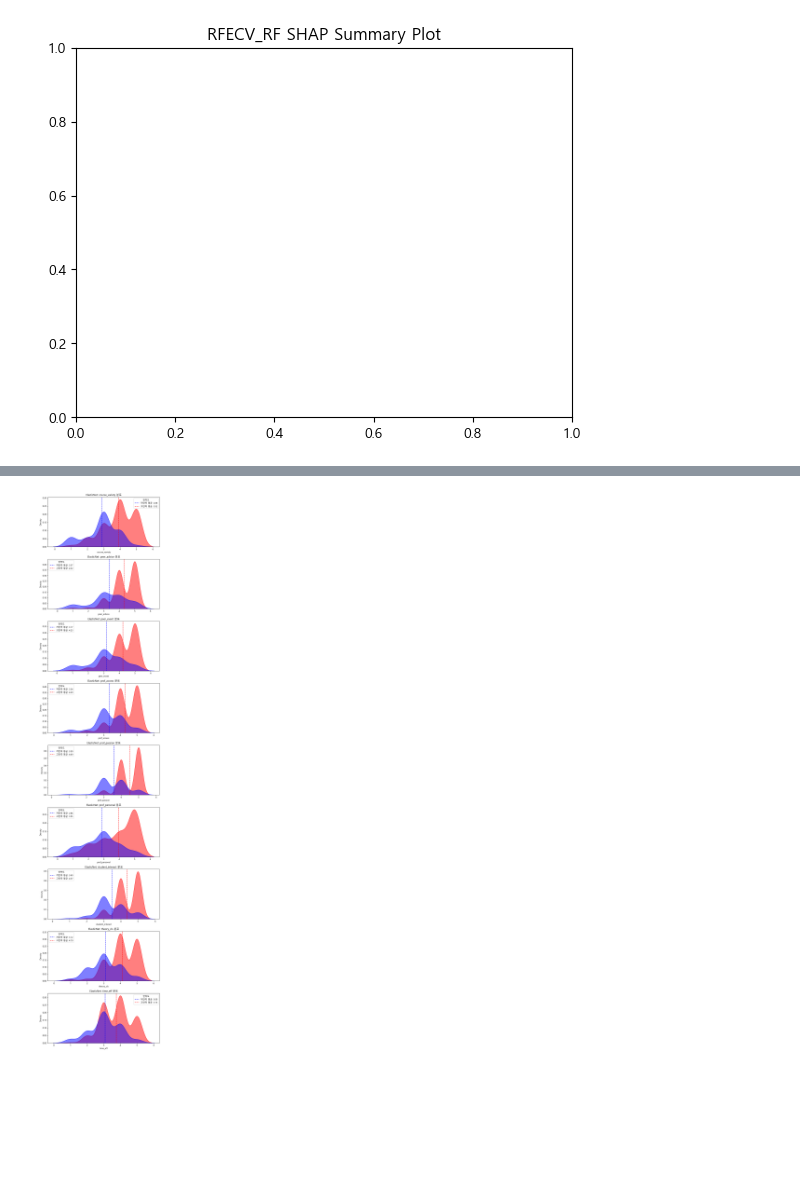
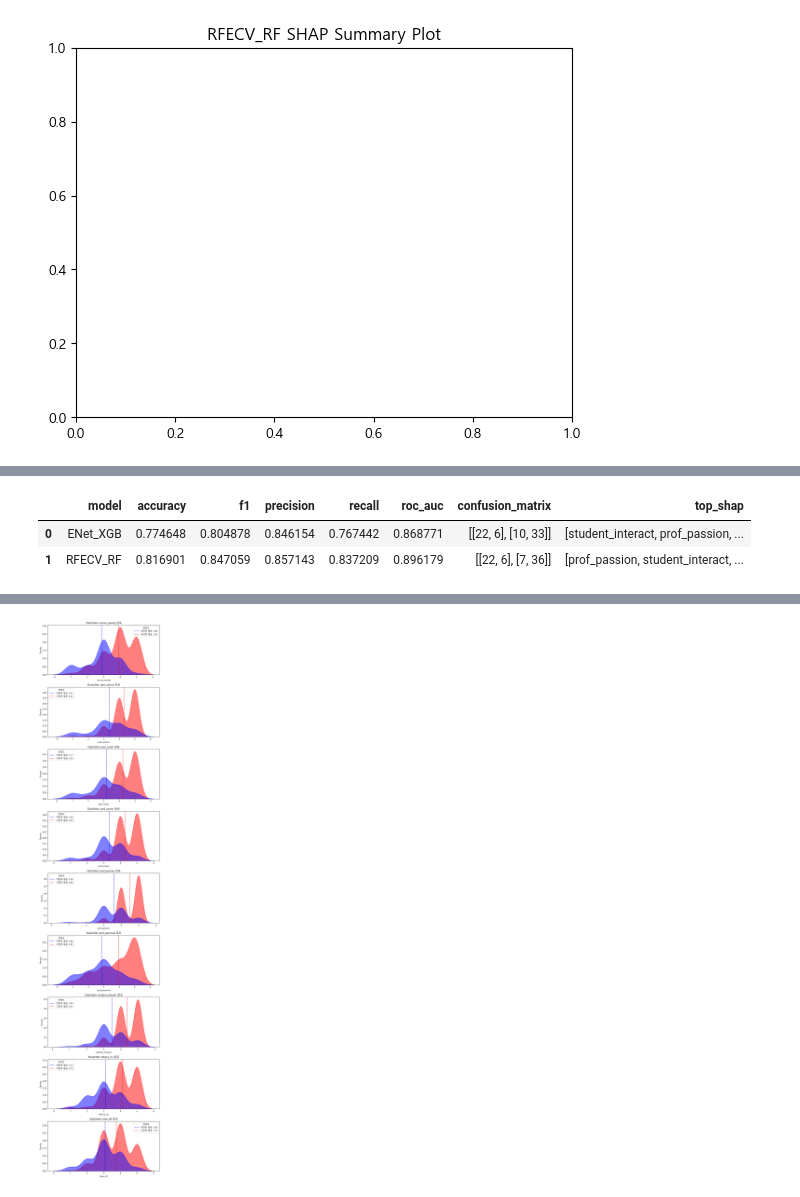
Before and after one commit to hyejinppp/Proposal, a Jupyter notebook: sat.validation.ipynb, the cells around one changed output, grey strips where cells are left out. Cells and saved outputs as stored; diff of their text form; code cells hidden in the pictures; blank space fills up the shorter version.

```diff
--- a/sat.validation.ipynb
+++ b/sat.validation.ipynb
@@ -785,3 +785,81 @@ Confusion Matrix:
 | 34 | transport | 0.002375 |
 [figure]
 [figure]
+# %%
+import pandas as pd
+import numpy as np
+from sklearn.metrics import accuracy_score, f1_score, precision_score, recall_score, roc_auc_score, confusion_matrix
+
+# -------------------------
+# 결과 저장용 DataFrame
+# -------------------------
+model_results = []
+
+for name, info in focus_models.items():
+    print(f"\n===== {name} =====")
+    X_full = info["X"]
+    X_train, X_val, X_test, y_train, y_val, y_test = prepare_split(X_full, y)
+
+    model = info["model"]
+    model.fit(X_train, y_train)
+
+    # 예측
+    y_pred = model.predict(X_test)
+    try:
+        y_score = model.predict_proba(X_test)[:,1]
+    except:
+        try:
+            y_score = model.decision_function(X_test)
+        except:
+            y_score = None
+
+    # 지표 계산
+    acc = accuracy_score(y_test, y_pred)
+    f1 = f1_score(y_test, y_pred)
+    prec = precision_score(y_test, y_pred, zero_division=0)
+    rec = recall_score(y_test, y_pred)
+    auc = roc_auc_score(y_test, y_score) if y_score is not None else np.nan
+    cm = confusion_matrix(y_test, y_pred)
+
+    # SHAP 중요도
+    explainer = shap.TreeExplainer(model)
+    shap_values = explainer.shap_values(X_test)
+    if isinstance(shap_values, list):
+        shap_values = shap_values[1]
+    elif isinstance(shap_values, np.ndarray) and shap_values.ndim == 3:
+        shap_values = shap_values[:, :, 1]
+    mean_abs_shap = np.abs(shap_values).mean(axis=0)
+    shap_importance = pd.DataFrame({
+        "feature": X_test.columns,
+        "mean_abs_shap": mean_abs_shap
+    }).sort_values("mean_abs_shap", ascending=False)
+
+    top_shap = shap_importance.head(10)["feature"].tolist()
+
+    # 결과 저장
+    model_results.append({
+        "model": name,
+        "accuracy": acc,
+        "f1": f1,
+        "precision": prec,
+        "recall": rec,
+        "roc_auc": auc,
+        "confusion_matrix": cm,
+        "top_shap": top_shap
+    })
+
+# -------------------------
+# 결과 테이블 출력
+# -------------------------
+summary_df = pd.DataFrame(model_results)
+pd.set_option('display.max_colwidth', None)
+display(summary_df)
+
+# -------------------------
+# 혼동행렬 비교 (수치)
+# -------------------------
+for r in model_results:
+    print(f"\n=== {r['model']} Confusion Matrix ===")
+    print(r['confusion_matrix'])
+    print(f"Top SHAP Features: {', '.join(r['top_shap'])}")
+# %% [output]
@@ -787,0 +869,3 @@ Confusion Matrix:
+|  | model | accuracy | f1 | precision | recall | roc_auc | confusion_matrix | top_shap |
+| 0 | ENet_XGB | 0.774648 | 0.804878 | 0.846154 | 0.767442 | 0.868771 | [[22, 6], [10, 33]] | [student_interact, prof_passion, ... |
+| 1 | RFECV_RF | 0.816901 | 0.847059 | 0.857143 | 0.837209 | 0.896179 | [[22, 6], [7, 36]] | [prof_passion, student_interact, ... |
```
Also changed, not shown: parts of 1 cell of this notebook.
